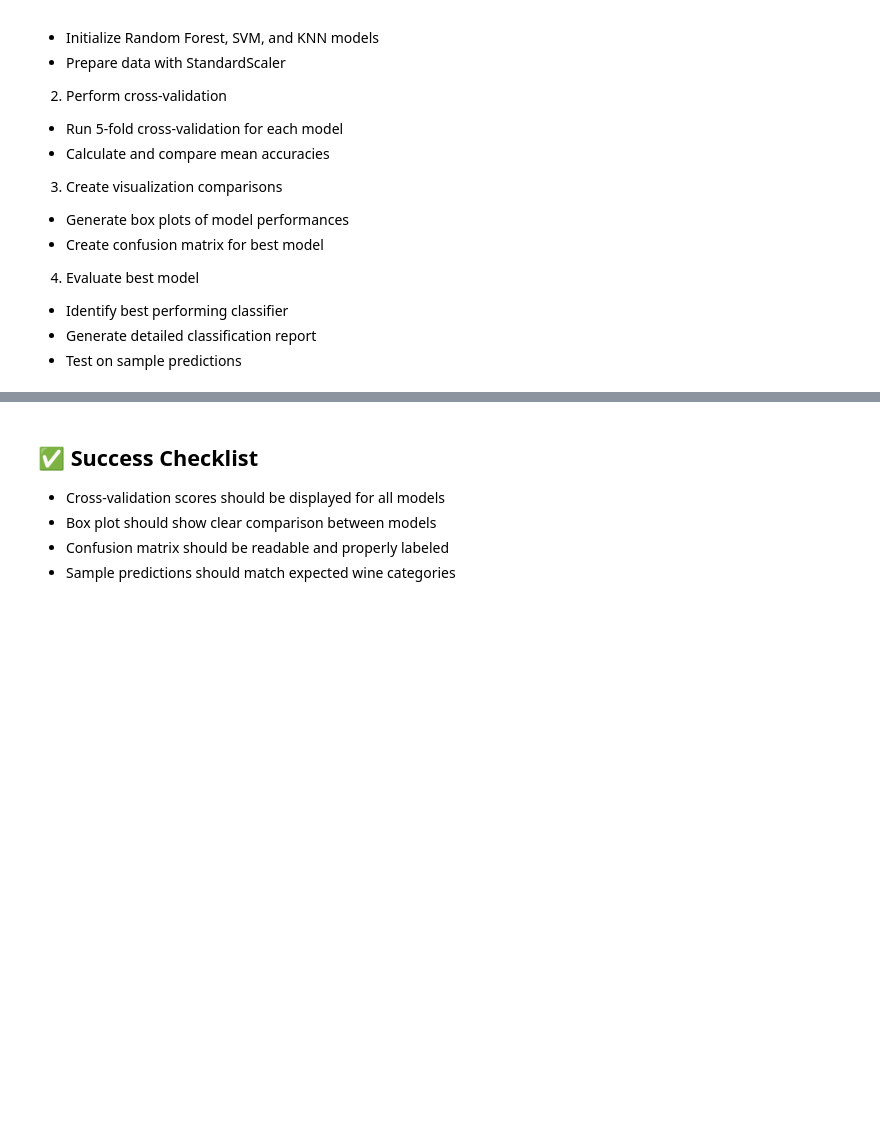
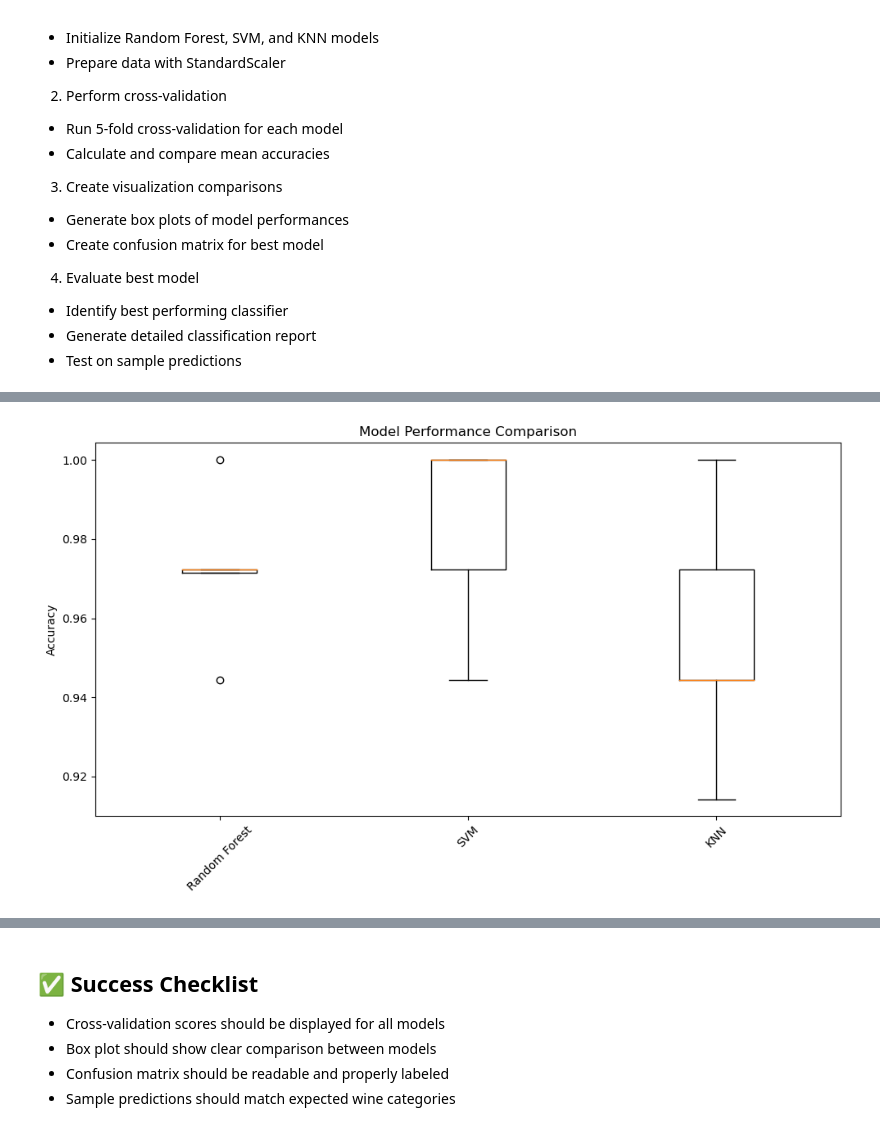
Before and after one commit to dennislamcv1/COURSERAML, a Jupyter notebook: Advanced Machine Learning Techniques/capstone.ipynb, the cells around one changed output, grey strips where cells are left out. Cells and saved outputs as stored; diff of their text form; code cells hidden in the pictures; blank space fills up the shorter version.

```diff
--- a/Advanced Machine Learning Techniques/capstone.ipynb
+++ b/Advanced Machine Learning Techniques/capstone.ipynb
@@ -401,3 +401,90 @@ Steps:
   * Identify best performing classifier
   * Generate detailed classification report
   * Test on sample predictions
+# %%
+# Import necessary libraries
+from sklearn.datasets import load_wine
+from sklearn.model_selection import cross_val_score, KFold
+from sklearn.preprocessing import StandardScaler
+from sklearn.ensemble import RandomForestClassifier
+from sklearn.svm import SVC
+from sklearn.neighbors import KNeighborsClassifier
+from sklearn.metrics import confusion_matrix, classification_report
+import matplotlib.pyplot as plt
+import seaborn as sns
+import numpy as np
+
+# Load and preprocess data
+wine = load_wine()
+X = wine.data
+y = wine.target
+
+# Scale the features
+scaler = StandardScaler()
+X_scaled = scaler.fit_transform(X)
+
+# Initialize models
+models = {
+    'Random Forest': RandomForestClassifier(random_state=42),
+    'SVM': SVC(random_state=42),
+    'KNN': KNeighborsClassifier()
+}
+
+# Perform k-fold cross-validation for each model
+print("Comparing model performances using 5-fold cross-validation:\n")
+cv_scores = {}
+
+for name, model in models.items():
+    scores = cross_val_score(model, X_scaled, y, cv=5, scoring='accuracy')
+    cv_scores[name] = scores
+    print(f"{name}:")
+    print(f"Mean accuracy: {scores.mean():.3f} (+/- {scores.std() * 2:.3f})")
+    print()
+
+# Visualize cross-validation results
+plt.figure(figsize=(10, 6))
+box_data = [cv_scores[name] for name in models.keys()]
+plt.boxplot(box_data, labels=models.keys())
+plt.title('Model Performance Comparison')
+plt.ylabel('Accuracy')
+plt.xticks(rotation=45)
+plt.tight_layout()
+plt.show()
+
+# Train the best model (based on cross-validation results)
+best_model_name = max(cv_scores, key=lambda k: cv_scores[k].mean())
+best_model = models[best_model_name]
+print(f"\nBest performing model: {best_model_name}")
+
+# Fit the best model and get predictions
+best_model.fit(X_scaled, y)
+y_pred = best_model.predict(X_scaled)
+
+# Create confusion matrix
+cm = confusion_matrix(y, y_pred)
+plt.figure(figsize=(10, 8))
+sns.heatmap(cm, annot=True, fmt='d', cmap='Blues',
+            xticklabels=wine.target_names,
+            yticklabels=wine.target_names)
+plt.title(f'Confusion Matrix for {best_model_name}')
+plt.xlabel('Predicted')
+plt.ylabel('True')
+plt.tight_layout()
+plt.show()
+
+# Print detailed classification report
+print("\nDetailed Classification Report:")
+print(classification_report(y, y_pred, target_names=wine.target_names))
+
+# Test model on sample predictions
+print("\nSample Predictions:")
+for i in range(5):
+    idx = np.random.randint(0, len(y))
+    true_label = wine.target_names[y[idx]]
+    pred_label = wine.target_names[best_model.predict([X_scaled[idx]])[0]]
+
+    print(f"Sample {i+1}:")
+    print(f"True: {true_label}")
+    print(f"Predicted: {pred_label}")
+    print()
+# %% [output]
@@ -403,0 +501 @@ Steps:
+[figure, added]
```
Also changed, not shown: parts of 2 cells of this notebook, 5 other files.
